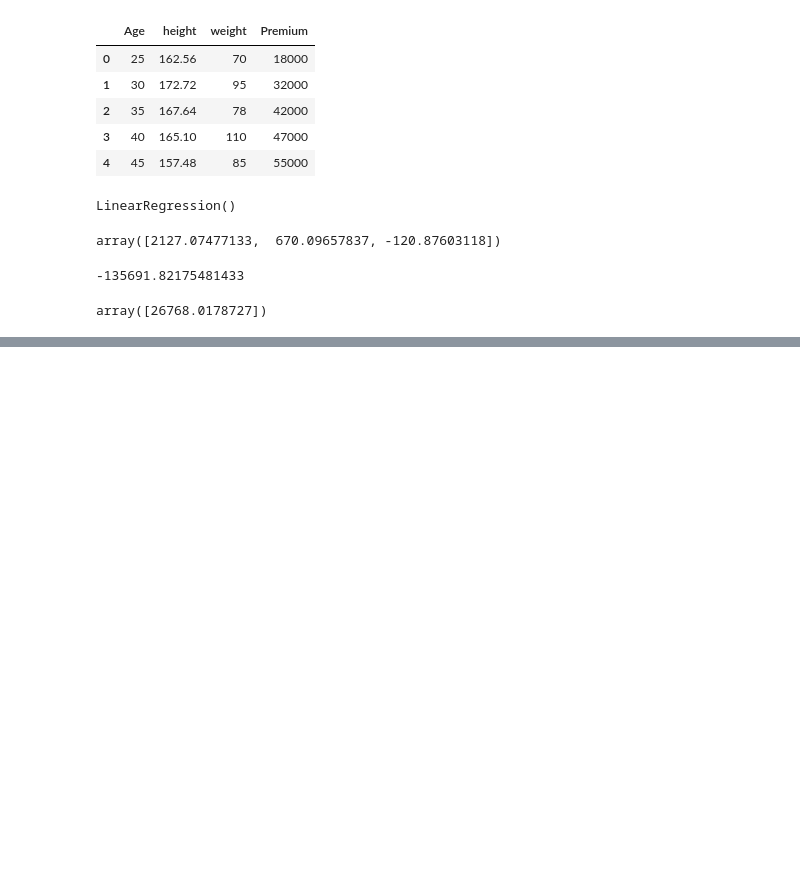
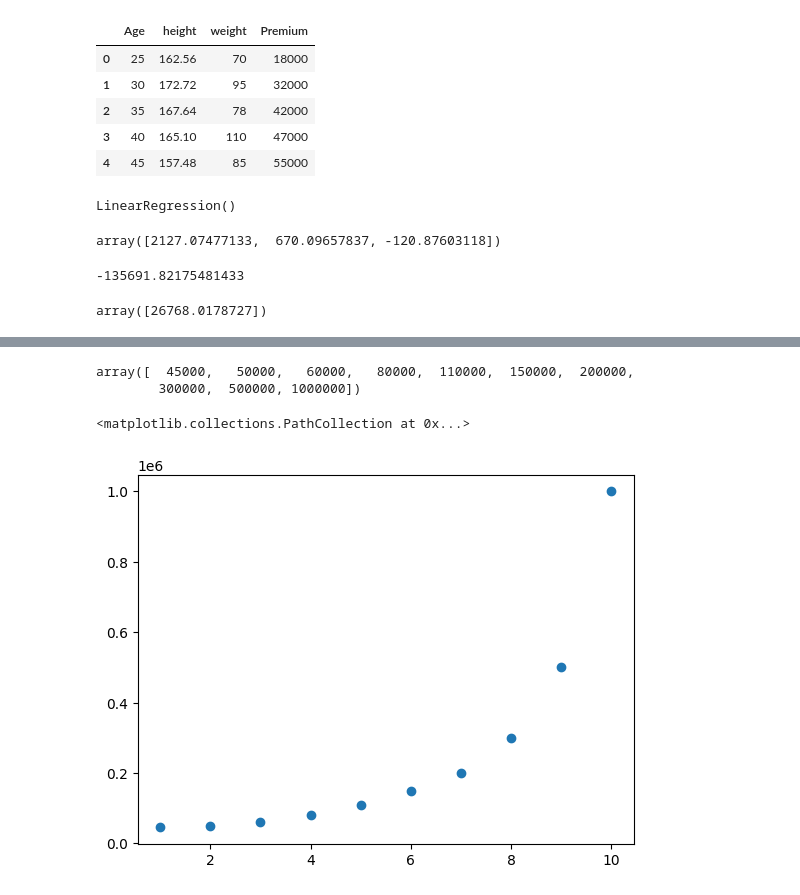
Before and after one commit to chandel2023/html_css_ml_pro, a Jupyter notebook: machine learning course.ipynb, the cells around one changed output, grey strips where cells are left out. Drawn from its saved outputs; the diff is of its cells as text; code cells hidden in the pictures; blank space fills up the shorter version.

```diff
--- a/machine learning course.ipynb
+++ b/machine learning course.ipynb
@@ -471,0 +477,2 @@ array([26768.0178727])
+# %%
+dataset=pd.read_csv('positionsalaries.csv')
@@ -471,0 +493,2 @@ array([26768.0178727])
+# %%
+x=dataset.iloc[:,1:2].values
@@ -471,0 +508,12 @@ array([26768.0178727])
+# %%
+y=dataset.iloc[:,2].values
+# %%
+y
+# %% [output]
+array([  45000,   50000,   60000,   80000,  110000,  150000,  200000,
+        300000,  500000, 1000000])
+# %%
+plt.scatter(x,y)
+# %% [output]
+<matplotlib.collections.PathCollection at 0x...>
+[figure, added]
```
Also changed, not shown: parts of 19 cells of this notebook.
